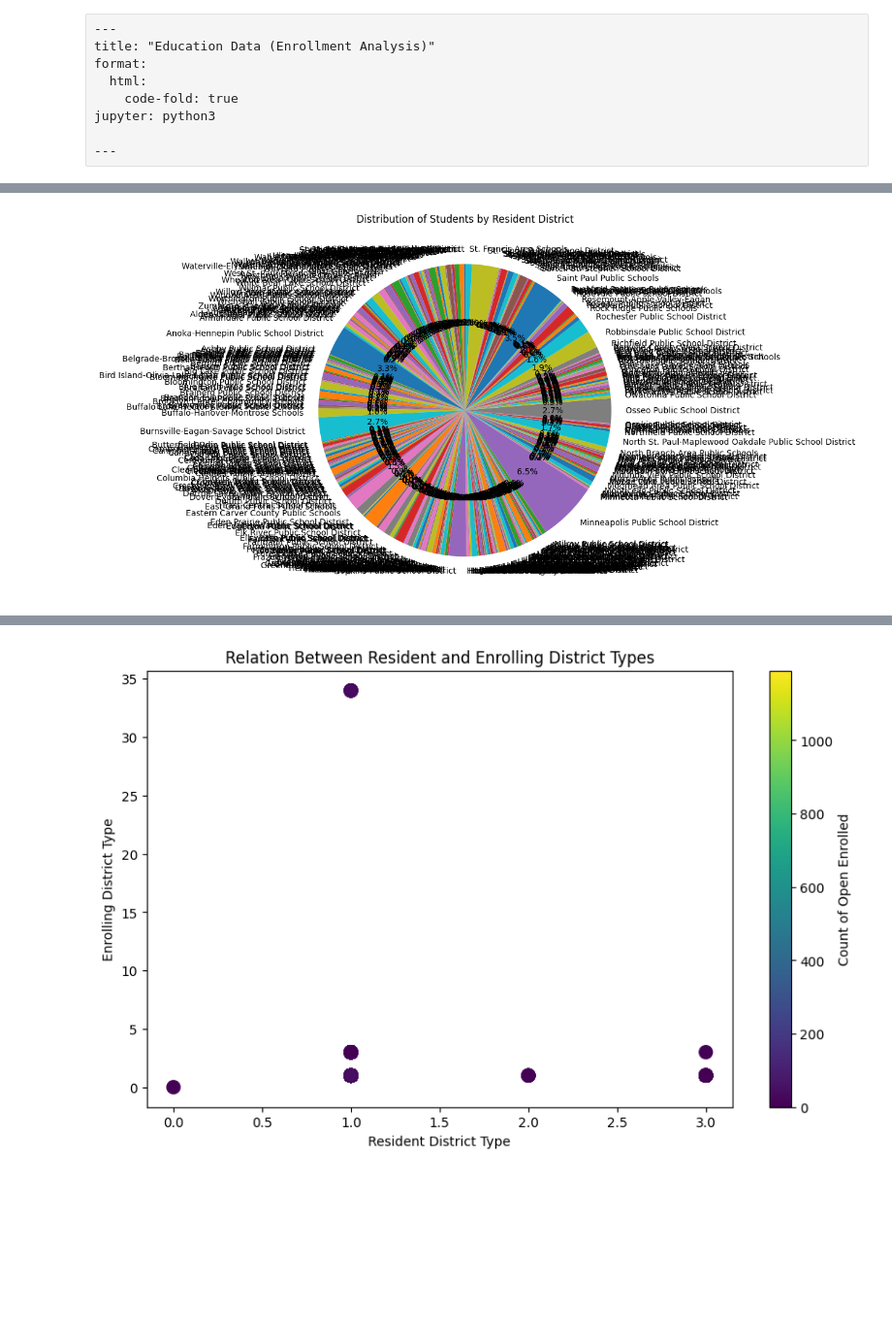
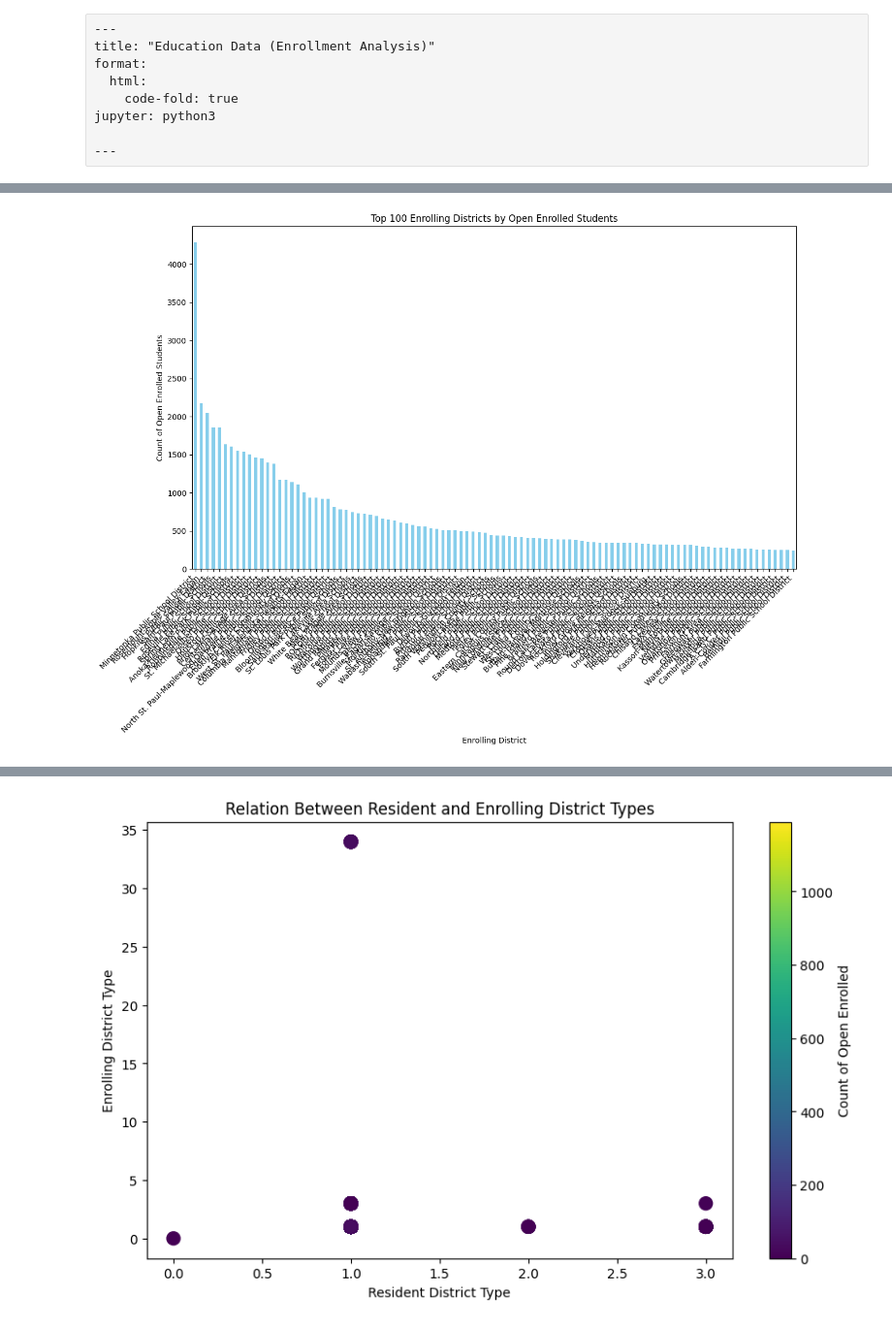
Before and after one commit to sahab-bahaji/education-data, a Jupyter notebook: docs/hello.ipynb, the cells around one changed output, grey strips where cells are left out. Shown at 97% size. Cells and saved outputs as stored; diff of their text form; code cells hidden in the pictures; blank space fills up the shorter version.

```diff
--- a/docs/hello.ipynb
+++ b/docs/hello.ipynb
@@ -45,12 +48,16 @@ plt.show()
 # %%
-# Group by Resident District and sum the open enrolled counts
-resident_distribution = df.groupby('Resident District')['Count of Open Enrolled'].sum()
+# Sort the districts by the number of open enrolled students and take the top N (e.g., top 20)
+top_n = 100
+top_district_enrollment = district_enrollment.sort_values(ascending=False).head(top_n)
 
-# Plot the pie chart
-resident_distribution.plot(kind='pie', figsize=(8, 8), autopct='%1.1f%%', startangle=140)
-plt.title('Distribution of Students by Resident District')
-plt.ylabel('')
+# Plot the top N districts
+plt.figure(figsize=(14, 8))
+top_district_enrollment.plot(kind='bar', color='skyblue')
+plt.title(f'Top {top_n} Enrolling Districts by Open Enrolled Students')
+plt.ylabel('Count of Open Enrolled Students')
+plt.xlabel('Enrolling District')
+plt.xticks(rotation=45, ha='right')
 plt.show()
 # %% [output]
-[figure, old version]
+[figure, new version]
 # %%
```
Also changed, not shown: parts of 4 cells of this notebook, 6 other files.
